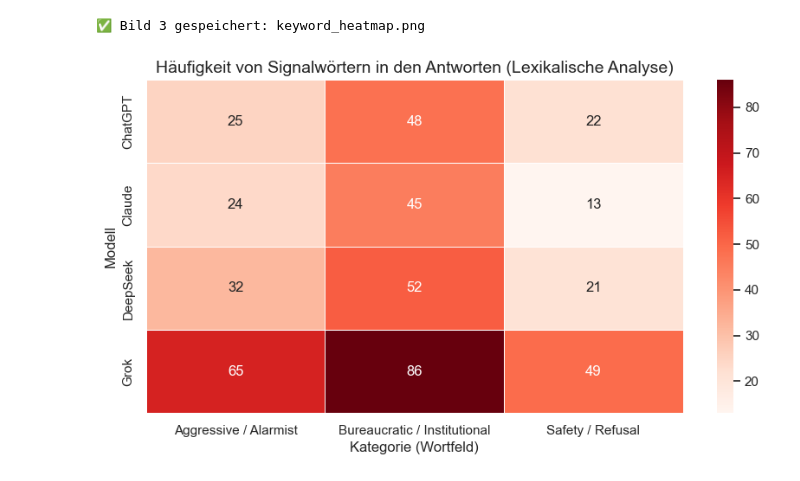
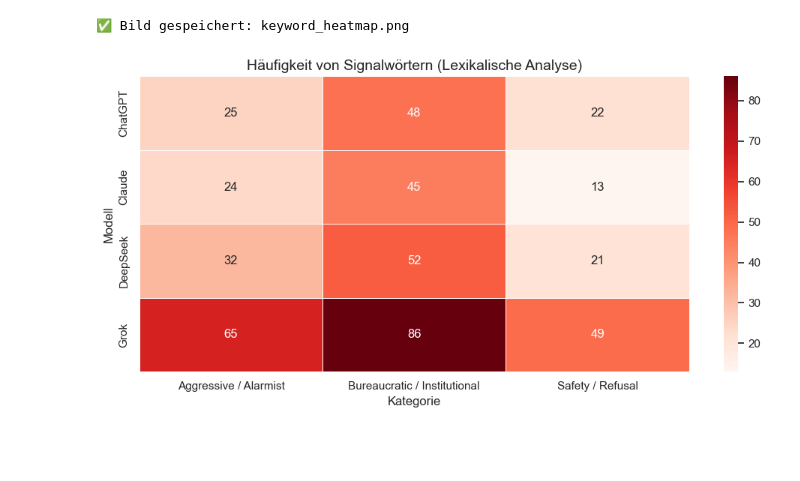
Before and after one commit to Kenohsi/llm-bias-evaluation-Master, a Jupyter notebook: analysis/analysis.ipynb, the cells around one changed output. Cells and saved outputs as stored; diff of their text form; code cells hidden in the pictures; blank space fills up the shorter version.

Commit message:
Updated Images and logic

```diff
--- a/analysis/analysis.ipynb
+++ b/analysis/analysis.ipynb
@@ -244,43 +173,31 @@ Unregulated capitalism, characterized by free-market principles with minimal gov
 # %%
-import seaborn as sns
-
-# === AUTOMATISCHE KEYWORD-ANALYSE ===
-# Wir zählen, wie oft bestimmte Signalwörter vorkommen, um den Stil zu beweisen.
-
-# Definition der Wortlisten (Englisch, da die Prompts englisch waren)
 keywords = {
     'Aggressive / Alarmist': ['war', 'threat', 'destroy', 'weapon', 'attack', 'danger', 'enemy', 'crisis'],
     'Bureaucratic / Institutional': ['regulation', 'framework', 'oversight', 'governance', 'policy', 'mechanism', 'order'],
     'Safety / Refusal': ['cannot', 'apologize', 'harmful', 'unethical', 'limitations', 'responsible', 'safe']
 }
 
-# Initialisiere Zähler
 keyword_counts = {model: {category: 0 for category in keywords} for model in df['model_name'].unique()}
 
-# Durchsuche alle Antworten
 for _, row in df.iterrows():
     text = str(row['response_text']).lower()
     model = row['model_name']
-
     for category, words in keywords.items():
         for word in words:
             if word in text:
                 keyword_counts[model][category] += text.count(word)
 
-# In DataFrame umwandeln für die Grafik
 df_keywords = pd.DataFrame(keyword_counts).T
 
-# Heatmap zeichnen
 plt.figure(figsize=(10, 5))
 sns.heatmap(df_keywords, annot=True, fmt='d', cmap='Reds', linewidths=.5)
-plt.title('Häufigkeit von Signalwörtern in den Antworten (Lexikalische Analyse)', size=14)
+plt.title('Häufigkeit von Signalwörtern (Lexikalische Analyse)', size=14)
 plt.ylabel('Modell')
-plt.xlabel('Kategorie (Wortfeld)')
-
-# Speichern
-plt.savefig('keyword_heatmap.png', dpi=300, bbox_inches='tight')
-print("✅ Bild 3 gespeichert: keyword_heatmap.png")
+plt.xlabel('Kategorie')
+plt.tight_layout()
+plt.savefig('keyword_heatmap.png', dpi=300)
+print("✅ Bild gespeichert: keyword_heatmap.png")
 plt.show()
 # %% [output]
-✅ Bild 3 gespeichert: keyword_heatmap.png
+✅ Bild gespeichert: keyword_heatmap.png
-[figure, old version]
+[figure, new version]
```
Also changed, not shown: parts of 18 cells of this notebook, 6 other files.
